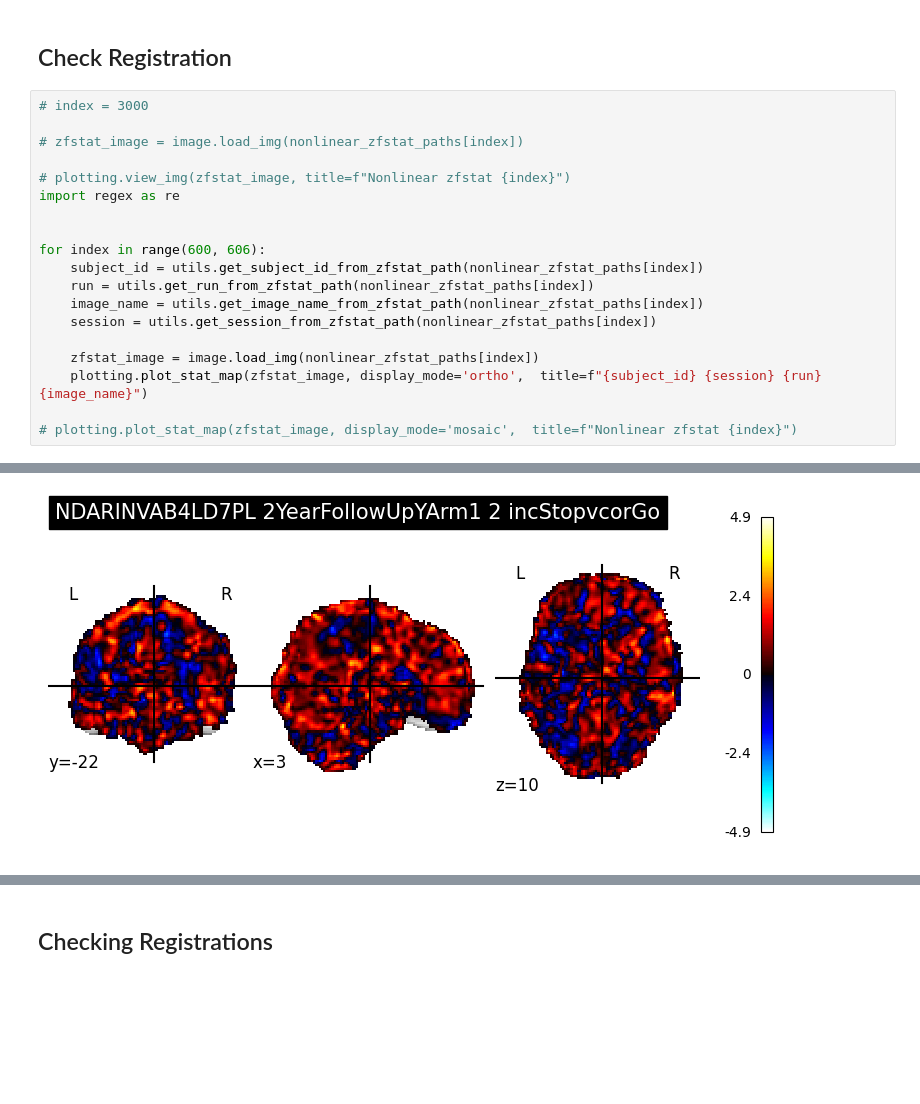
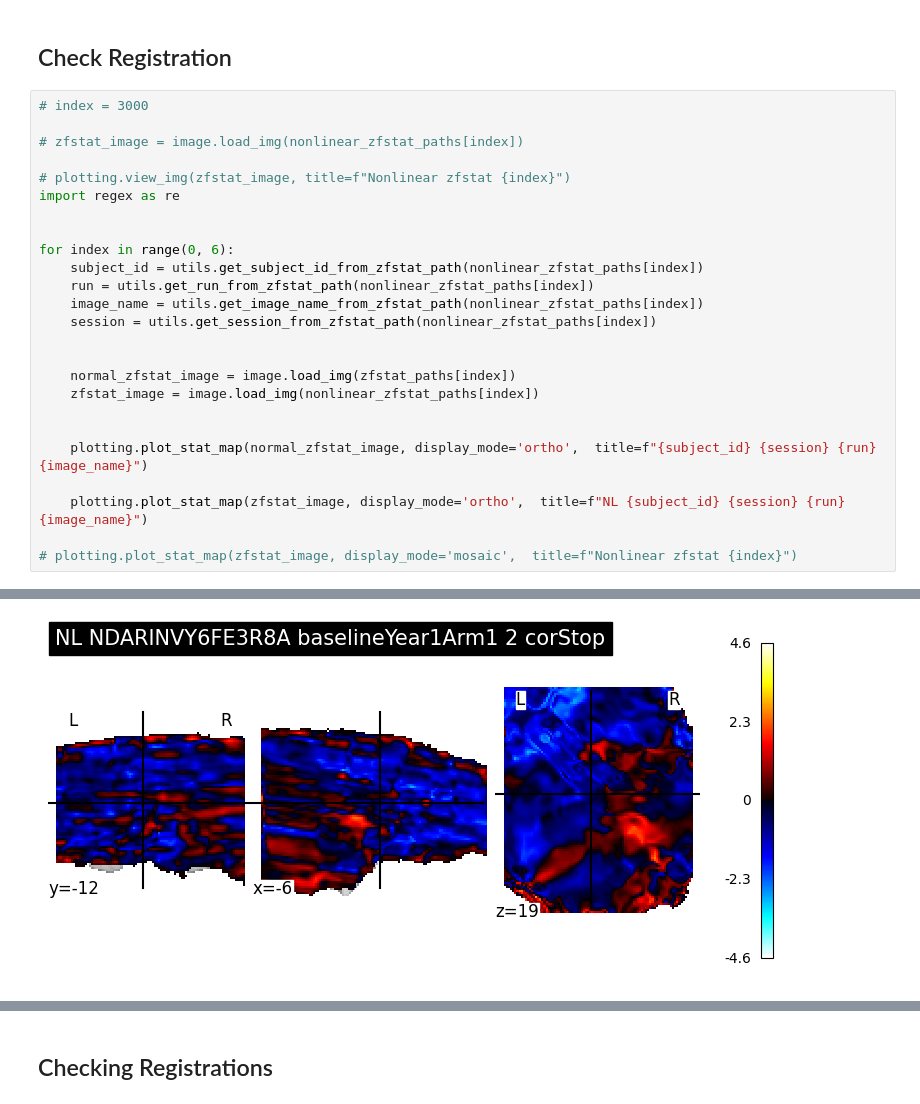
Before and after one commit to cnanlab/fmri-pipelines, a Jupyter notebook: roi/main.ipynb, the cells around one changed output, grey strips where cells are left out. Saved outputs shown, nothing was run; the diff lists cells and outputs as text; blank space fills up the shorter version.

```diff
--- a/roi/main.ipynb
+++ b/roi/main.ipynb
@@ -107,14 +107,20 @@ import utils
 import regex as re
 
 
-for index in range(600, 606):
+for index in range(0, 6):
     subject_id = utils.get_subject_id_from_zfstat_path(nonlinear_zfstat_paths[index])
     run = utils.get_run_from_zfstat_path(nonlinear_zfstat_paths[index])
     image_name = utils.get_image_name_from_zfstat_path(nonlinear_zfstat_paths[index])
     session = utils.get_session_from_zfstat_path(nonlinear_zfstat_paths[index])
 
+
+    normal_zfstat_image = image.load_img(zfstat_paths[index])
     zfstat_image = image.load_img(nonlinear_zfstat_paths[index])
-    plotting.plot_stat_map(zfstat_image, display_mode='ortho',  title=f"{subject_id} {session} {run} {image_name}")
+
+
+    plotting.plot_stat_map(normal_zfstat_image, display_mode='ortho',  title=f"{subject_id} {session} {run} {image_name}")
+
+    plotting.plot_stat_map(zfstat_image, display_mode='ortho',  title=f"NL {subject_id} {session} {run} {image_name}")
 
 # plotting.plot_stat_map(zfstat_image, display_mode='mosaic',  title=f"Nonlinear zfstat {index}")
 # %% [output]
@@ -126 +132 @@ for index in range(600, 606):
-[figure, old version]
+[figure, new version]
```
Also changed, not shown: parts of 2 cells of this notebook, 3 other files.
